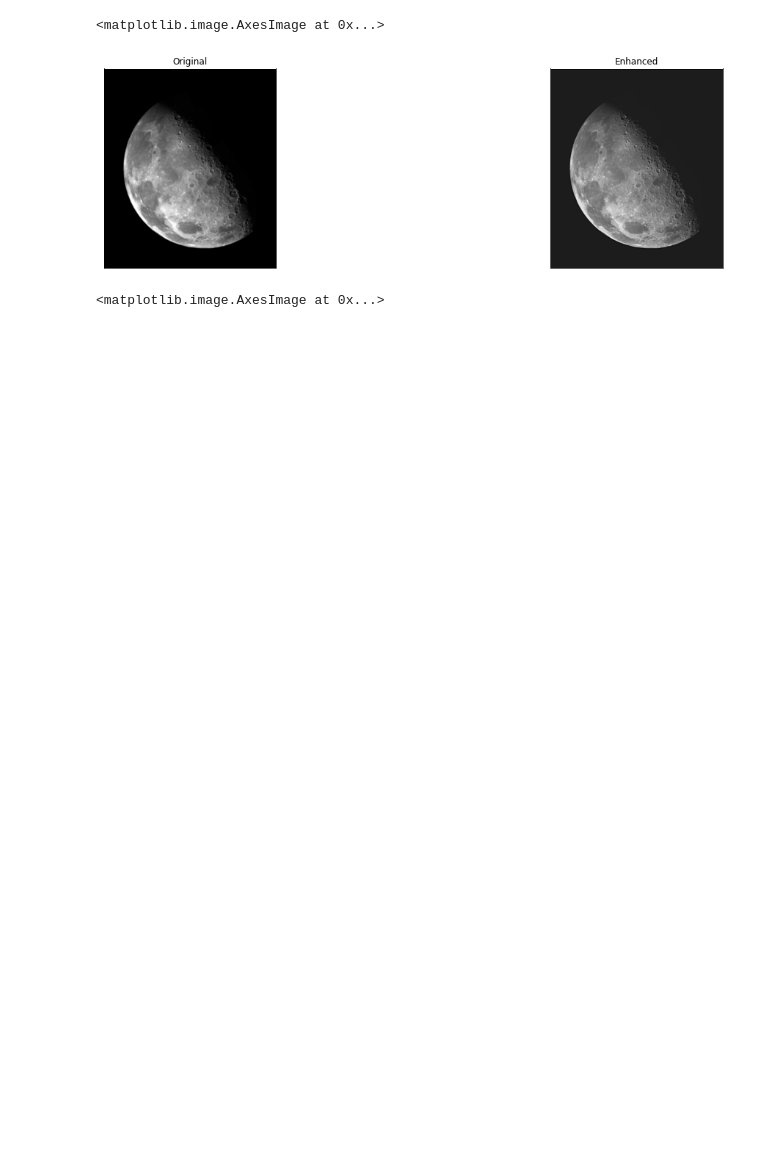
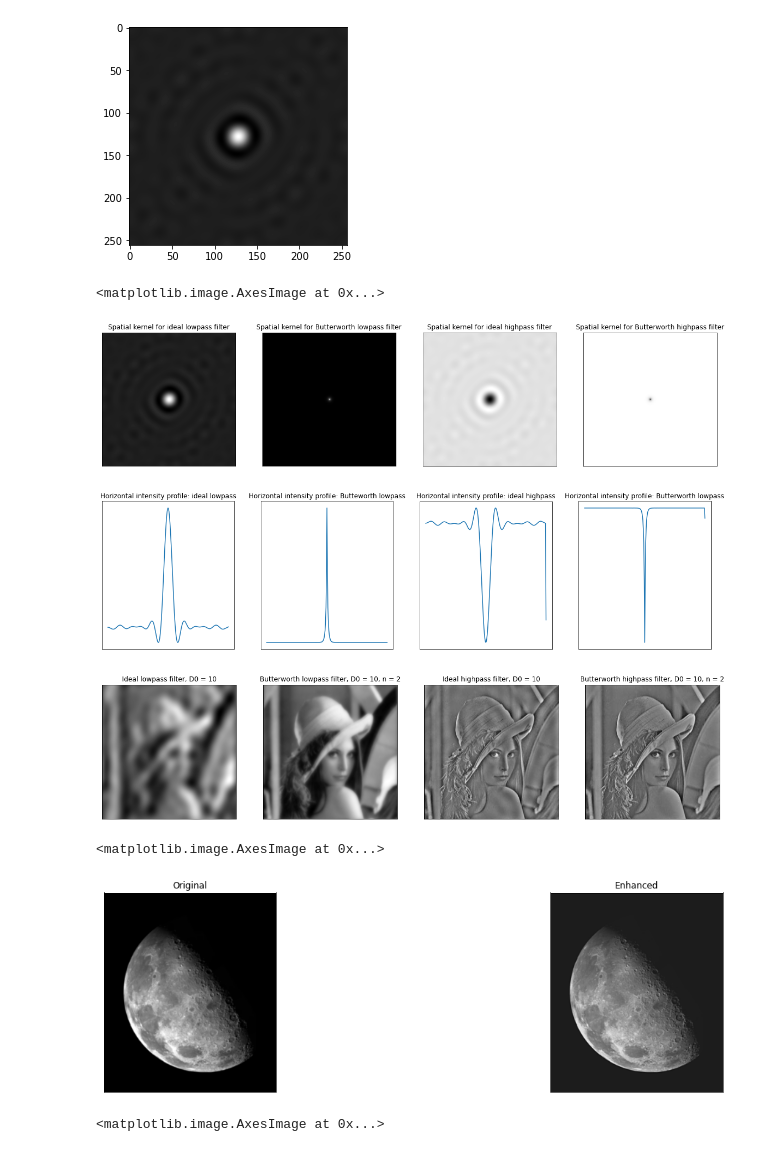
Before and after one commit to Alexandra-Smith/Digital_Image_Processing_module, a Jupyter notebook: Assignment 3/dip_a03.ipynb, the cells around one changed output. Saved outputs shown, nothing was run; the diff lists cells and outputs as text; code cells hidden in the pictures; blank space fills up the shorter version.

```diff
--- a/Assignment 3/dip_a03.ipynb
+++ b/Assignment 3/dip_a03.ipynb
@@ -42,9 +43,9 @@ G1 = np.multiply(I_low, F)
 g1 = np.real(np.fft.ifft2(np.fft.fftshift(G1)))
 # show profile of spatial kernel
 I_low_s = np.fft.fftshift(np.real(np.fft.ifft2(np.fft.fftshift(I_low))))
-I_high_s = np.real(np.fft.ifft2(I_high))
+I_high_s = 1 - I_low_s
 B_low_s = np.fft.fftshift(np.real(np.fft.ifft2(np.fft.fftshift(B_low))))
-B_high_s = np.fft.fftshift(np.real(np.fft.ifft2(np.fft.fftshift(B_high))))
+B_high_s = 1 - B_low_s
 plt.imshow(I_low_s, cmap="gray")
 plt.show()
 
@@ -54,33 +55,57 @@ plt.tick_params(left = False, bottom = False, labelleft = False, labelbottom = F
 plt.setp(plt.gcf().get_axes(), xticks=[], yticks=[]);
 ax[0].set_title("Spatial kernel for ideal lowpass filter")
 ax[0].imshow(I_low_s, cmap="gray")
 ax[1].set_title("Spatial kernel for Butterworth lowpass filter")
 ax[1].imshow(B_low_s, cmap="gray")
 ax[2].set_title("Spatial kernel for ideal highpass filter")
 ax[2].imshow(I_high_s, cmap="gray")
 ax[3].set_title("Spatial kernel for Butterworth highpass filter")
 ax[3].imshow(B_high_s, cmap="gray")
+
+line1 = measure.profile_line(I_low_s, (128, 0), (128, 256), linewidth=1)
+line2 = measure.profile_line(B_low_s, (128, 0), (128, 256), linewidth=1)
+line3 = measure.profile_line(I_high_s, (128, 0), (128, 256), linewidth=1)
+line4 = measure.profile_line(B_high_s, (128, 0), (128, 256), linewidth=1)
+# display intensity profiles
+fig, ax = plt.subplots(1, 4, figsize = (20, 5))
+plt.tick_params(left = False, bottom = False, labelleft = False, labelbottom = False)
+plt.setp(plt.gcf().get_axes(), xticks=[], yticks=[]);
+ax[0].set_title("Horizontal intensity profile: ideal lowpass")
+ax[0].plot(line1)
+ax[1].set_title("Horizontal intensity profile: Butteworth lowpass")
+ax[1].plot(line2)
+ax[2].set_title("Horizontal intensity profile: ideal highpass")
+ax[2].plot(line3)
+ax[3].set_title("Horizontal intensity profile: Butterworth lowpass")
+ax[3].plot(line4)
+
 G2 = np.multiply(I_high, F)
 g2 = np.real(np.fft.ifft2(np.fft.fftshift(G2)))
 
 # b : Butterworth
 G3 = np.multiply(B_low, F)
 g3 = np.real(np.fft.ifft2(np.fft.fftshift(G3)))
 G4 = np.multiply(B_high, F)
 g4 = np.real(np.fft.ifft2(np.fft.fftshift(G4)))
 
 # display resulting images
 fig, ax = plt.subplots(1, 4, figsize = (20, 5))
 plt.tick_params(left = False, bottom = False, labelleft = False, labelbottom = False)
 plt.setp(plt.gcf().get_axes(), xticks=[], yticks=[]);
 ax[0].set_title("Ideal lowpass filter, D0 = 10")
 ax[0].imshow(g1, cmap="gray")
 ax[1].set_title("Butterworth lowpass filter, D0 = 10, n = 2")
 ax[1].imshow(g3, cmap="gray")
 ax[2].set_title("Ideal highpass filter, D0 = 10")
 ax[2].imshow(g2, cmap="gray")
 ax[3].set_title("Butterworth highpass filter, D0 = 10, n = 2")
 ax[3].imshow(g4, cmap="gray")
+# %% [output]
+[figure, added]
+<matplotlib.image.AxesImage at 0x...>
+[figure, added]
+[figure, added]
+[figure, added]
 # %%
 # c
 # create filter functions
```
Also changed, not shown: parts of 9 cells of this notebook.
